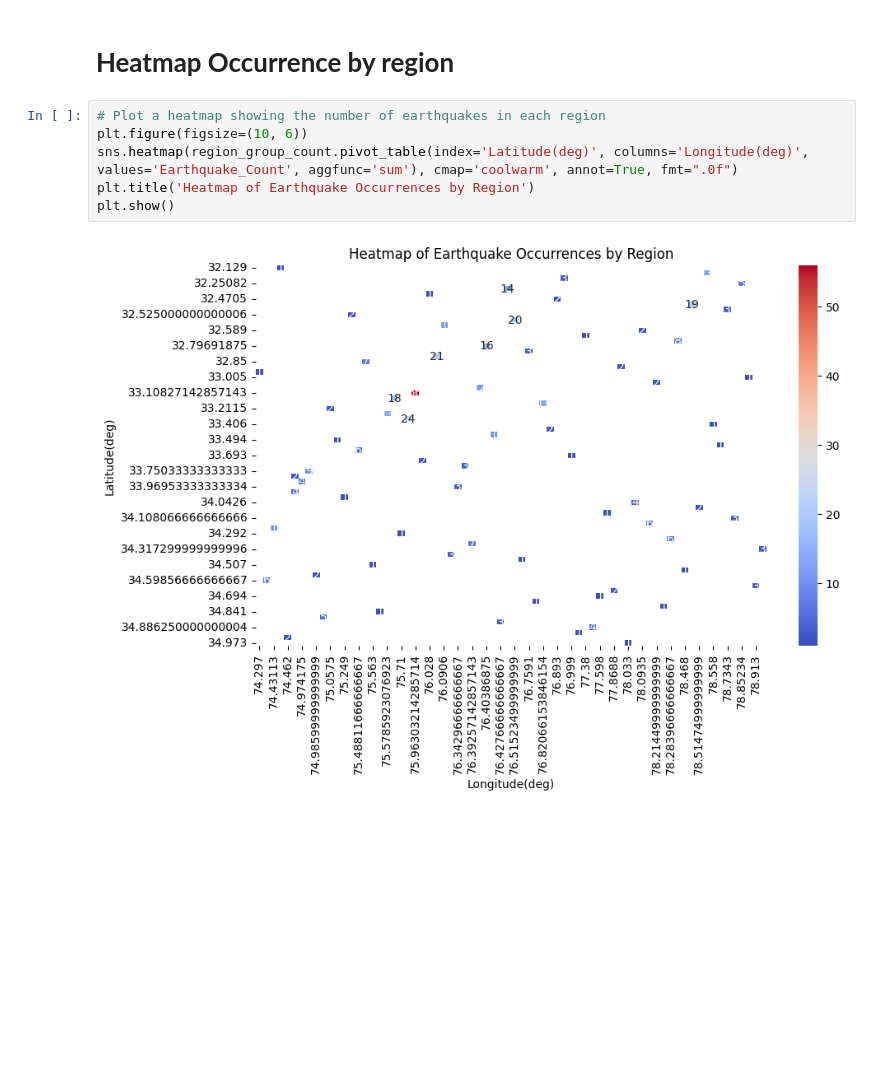
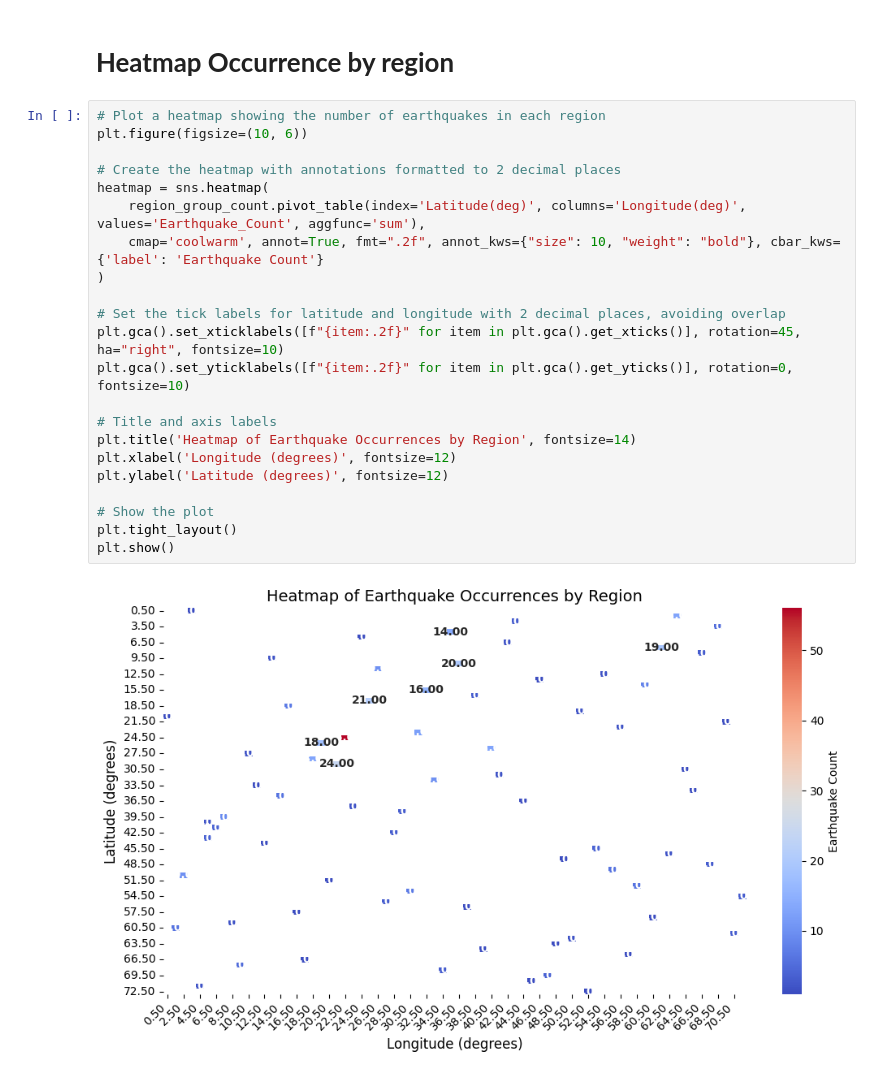
Before and after one commit to AryanSrivastava007/Earthquake-Prediction-Model, a Jupyter notebook: Earthquake_prediction_model.ipynb, the cells around one changed output. Saved outputs shown, nothing was run; the diff lists cells and outputs as text; blank space fills up the shorter version.

```diff
--- a/Earthquake_prediction_model.ipynb
+++ b/Earthquake_prediction_model.ipynb
@@ -345,8 +345,24 @@ plt.show()
 # %%
 # Plot a heatmap showing the number of earthquakes in each region
 plt.figure(figsize=(10, 6))
-sns.heatmap(region_group_count.pivot_table(index='Latitude(deg)', columns='Longitude(deg)', values='Earthquake_Count', aggfunc='sum'), cmap='coolwarm', annot=True, fmt=".0f")
-plt.title('Heatmap of Earthquake Occurrences by Region')
+
+# Create the heatmap with annotations formatted to 2 decimal places
+heatmap = sns.heatmap(
+    region_group_count.pivot_table(index='Latitude(deg)', columns='Longitude(deg)', values='Earthquake_Count', aggfunc='sum'),
+    cmap='coolwarm', annot=True, fmt=".2f", annot_kws={"size": 10, "weight": "bold"}, cbar_kws={'label': 'Earthquake Count'}
+)
+
+# Set the tick labels for latitude and longitude with 2 decimal places, avoiding overlap
+plt.gca().set_xticklabels([f"{item:.2f}" for item in plt.gca().get_xticks()], rotation=45, ha="right", fontsize=10)
+plt.gca().set_yticklabels([f"{item:.2f}" for item in plt.gca().get_yticks()], rotation=0, fontsize=10)
+
+# Title and axis labels
+plt.title('Heatmap of Earthquake Occurrences by Region', fontsize=14)
+plt.xlabel('Longitude (degrees)', fontsize=12)
+plt.ylabel('Latitude (degrees)', fontsize=12)
+
+# Show the plot
+plt.tight_layout()
 plt.show()
 # %% [output]
-[figure, old version]
+[figure, new version]
```
Also changed, not shown: parts of 1 cell of this notebook.
